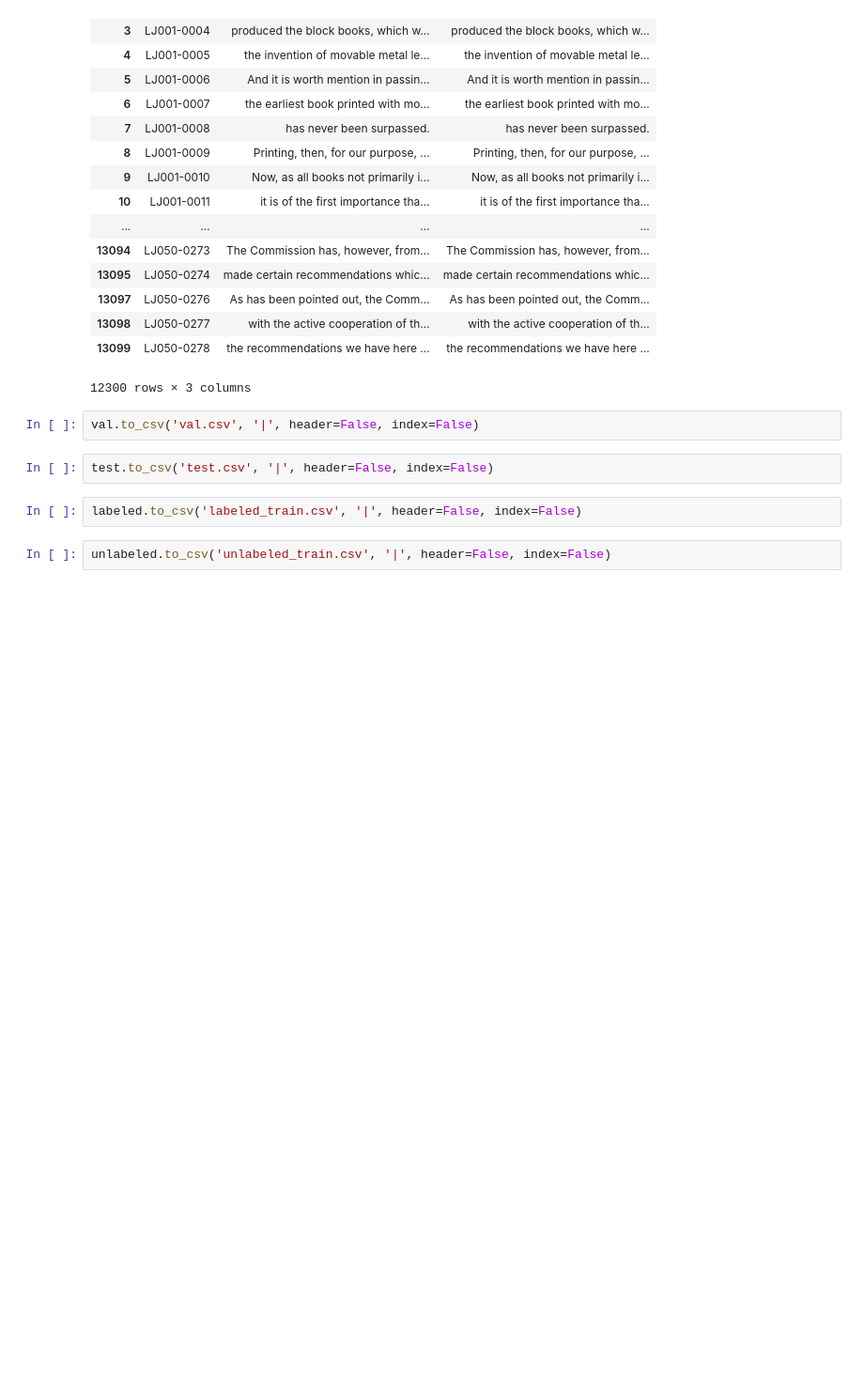
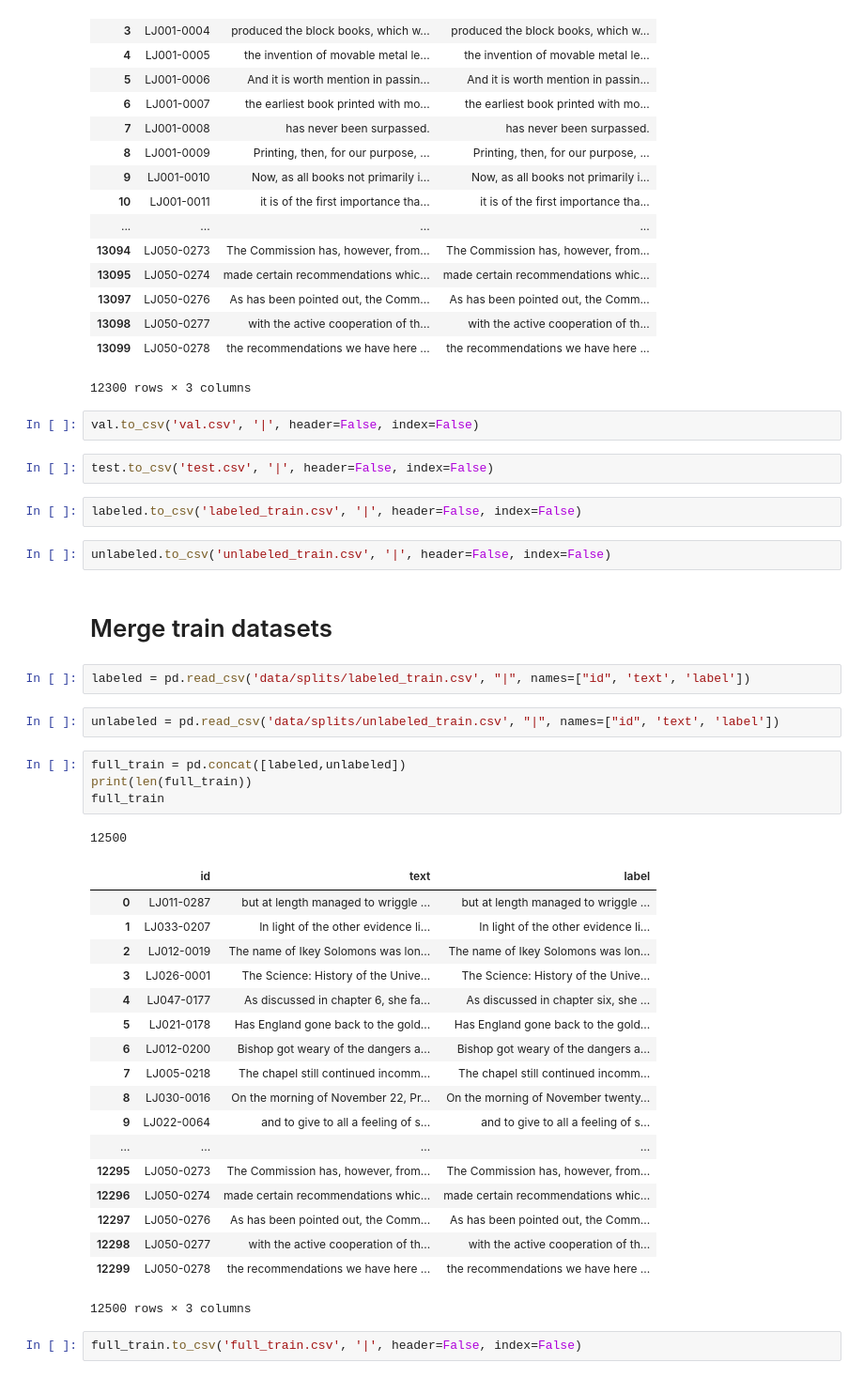
Before and after one commit to Lucaskabela/UNAST, a Jupyter notebook: src/creating_dataset_splits.ipynb, the cells around one changed output. Shown: that part at 94% size. Saved outputs shown, nothing was run; the diff lists cells and outputs as text; blank space fills up the shorter version.

Commit message:
added train discriminator dataloader setup

```diff
--- a/src/creating_dataset_splits.ipynb
+++ b/src/creating_dataset_splits.ipynb
@@ -272,3 +272,35 @@ test.to_csv('test.csv', '|', header=False, index=False)
 labeled.to_csv('labeled_train.csv', '|', header=False, index=False)
 # %%
 unlabeled.to_csv('unlabeled_train.csv', '|', header=False, index=False)
+# %% [markdown]
+# Merge train datasets
+# %%
+labeled = pd.read_csv('data/splits/labeled_train.csv', "|", names=["id", 'text', 'label'])
+# %%
+unlabeled = pd.read_csv('data/splits/unlabeled_train.csv', "|", names=["id", 'text', 'label'])
+# %%
+full_train = pd.concat([labeled,unlabeled])
+print(len(full_train))
+full_train
+# %% [output]
+12500
+|  | id | text | label |
+| 0 | LJ011-0287 | but at length managed to wriggle ... | but at length managed to wriggle ... |
+| 1 | LJ033-0207 | In light of the other evidence li... | In light of the other evidence li... |
+| 2 | LJ012-0019 | The name of Ikey Solomons was lon... | The name of Ikey Solomons was lon... |
+| 3 | LJ026-0001 | The Science: History of the Unive... | The Science: History of the Unive... |
+| 4 | LJ047-0177 | As discussed in chapter 6, she fa... | As discussed in chapter six, she ... |
+| 5 | LJ021-0178 | Has England gone back to the gold... | Has England gone back to the gold... |
+| 6 | LJ012-0200 | Bishop got weary of the dangers a... | Bishop got weary of the dangers a... |
+| 7 | LJ005-0218 | The chapel still continued incomm... | The chapel still continued incomm... |
+| 8 | LJ030-0016 | On the morning of November 22, Pr... | On the morning of November twenty... |
+| 9 | LJ022-0064 | and to give to all a feeling of s... | and to give to all a feeling of s... |
+| ... | ... | ... | ... |
+| 12295 | LJ050-0273 | The Commission has, however, from... | The Commission has, however, from... |
+| 12296 | LJ050-0274 | made certain recommendations whic... | made certain recommendations whic... |
+| 12297 | LJ050-0276 | As has been pointed out, the Comm... | As has been pointed out, the Comm... |
+| 12298 | LJ050-0277 | with the active cooperation of th... | with the active cooperation of th... |
+| 12299 | LJ050-0278 | the recommendations we have here ... | the recommendations we have here ... |
+12500 rows × 3 columns
+# %%
+full_train.to_csv('full_train.csv', '|', header=False, index=False)
```
Also changed, not shown: 2 other files.
